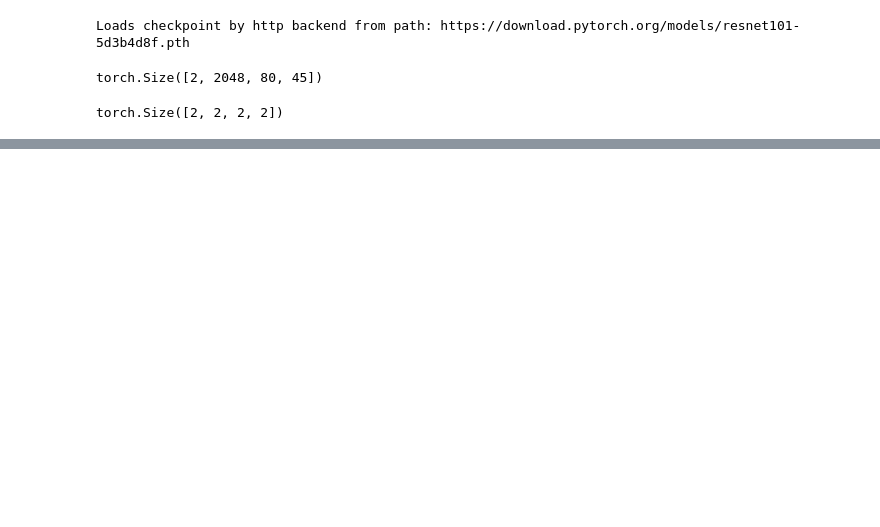
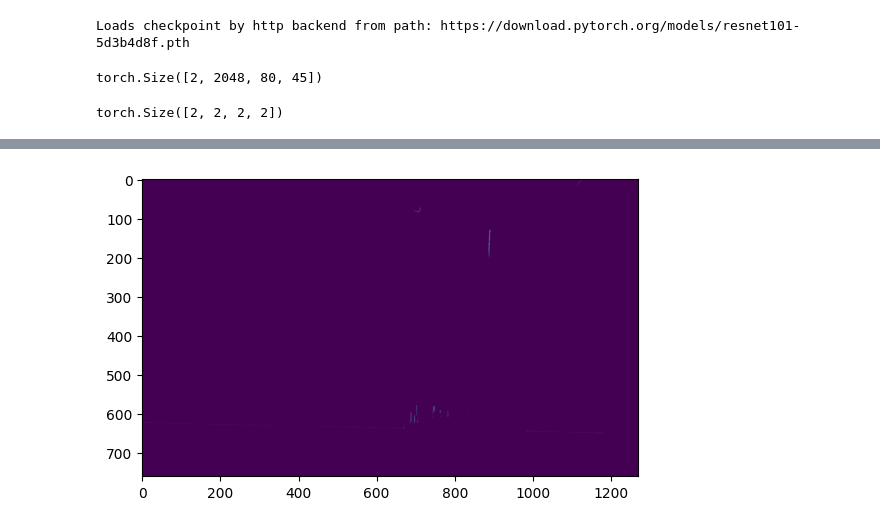
Before and after one commit to DauphinAFD/DA-ProSS, a Jupyter notebook: checktest.ipynb, the cells around one changed output, grey strips where cells are left out. Saved outputs shown, nothing was run; the diff lists cells and outputs as text; code cells hidden in the pictures; blank space fills up the shorter version.

```diff
--- a/checktest.ipynb
+++ b/checktest.ipynb
@@ -177,0 +258,2 @@ depth_base
+# %%
+depth = torch.tensor(depth)
@@ -177,0 +314,5 @@ depth_base
+# %%
+plt.imshow(depth_prob[:,:1270])
+plt.show()
+# %% [output]
+[figure, added]
```
Also changed, not shown: parts of 13 cells of this notebook, 1 other file.
